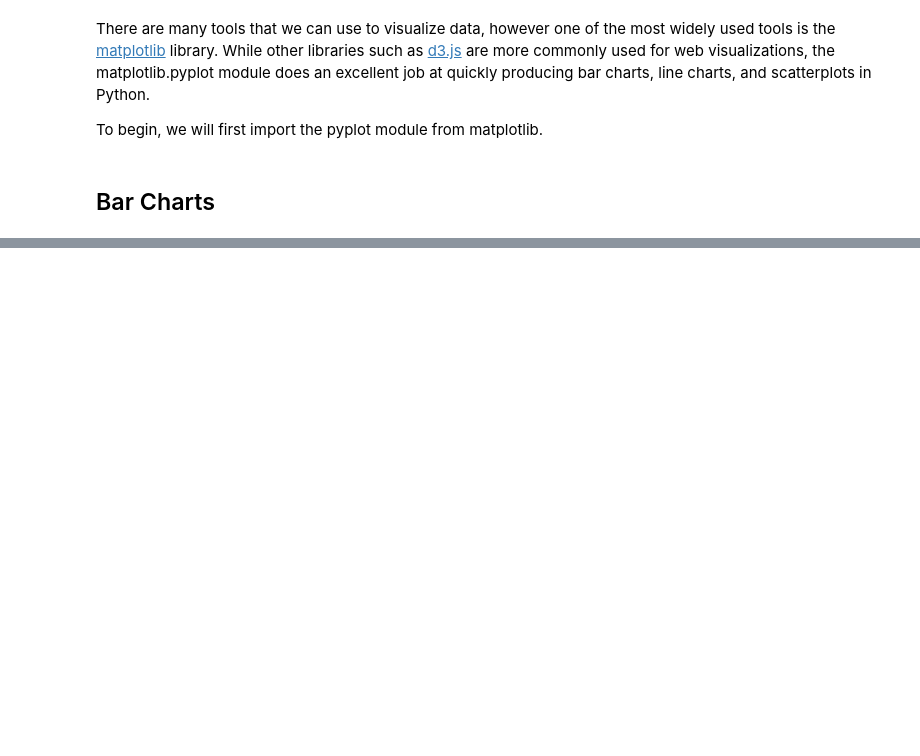
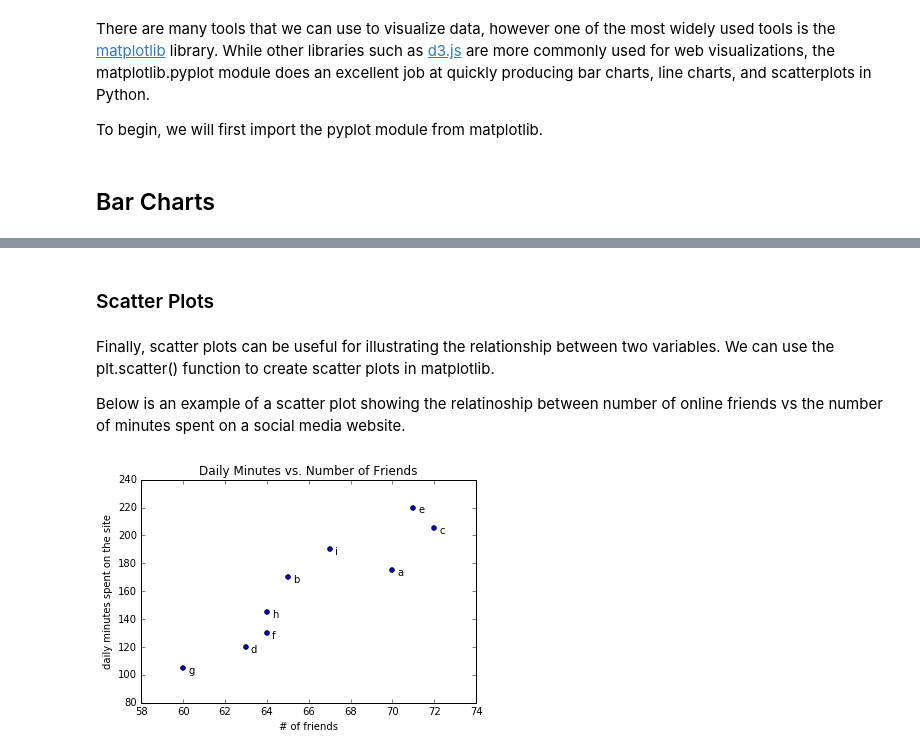
Before and after one commit to ADSA-UIUC/intro-to-pandas-and-matplotlib, a Jupyter notebook: intro-to-pandas-and-matplotlib.ipynb, the cells around one changed output, grey strips where cells are left out. Saved outputs shown, nothing was run; the diff lists cells and outputs as text; code cells hidden in the pictures; blank space fills up the shorter version.

```diff
--- a/intro-to-pandas-and-matplotlib.ipynb
+++ b/intro-to-pandas-and-matplotlib.ipynb
@@ -316,0 +445,27 @@ plt.show()
+# %% [markdown]
+### Scatter Plots
+# %% [markdown]
+Finally, scatter plots can be useful for illustrating the relationship between two variables. We can use the plt.scatter() function to create scatter plots in matplotlib.
+
+Below is an example of a scatter plot showing the relatinoship between number of online friends vs the number of minutes spent on a social media website.
+# %%
+friends = [ 70, 65, 72, 63, 71, 64, 60, 64, 67]
+minutes = [175, 170, 205, 120, 220, 130, 105, 145, 190]
+labels = ['a', 'b', 'c', 'd', 'e', 'f', 'g', 'h', 'i'] # A list of arbitrary labels for the scatter points
+
+# Creates scatter plot
+plt.scatter(friends, minutes)
+
+# label each point. Zipping creates a list of tuples that looks like [('a', 70, 175), ('b', 65, 170)...] etc.
+for label, friend_count, minute_count in zip(labels, friends, minutes):
+    plt.annotate(label,
+    xy=(friend_count, minute_count), # put the label with its point
+    xytext=(5, -5), # offsets the label by +5x and -5y
+    textcoords='offset points') # tells matplotlib that the xytext should be offset by that amount
+
+plt.title("Daily Minutes vs. Number of Friends")
+plt.xlabel("# of friends")
+plt.ylabel("daily minutes spent on the site")
+plt.show()
+# %% [output]
+[figure, added]
```
Also changed, not shown: parts of 20 cells of this notebook.
